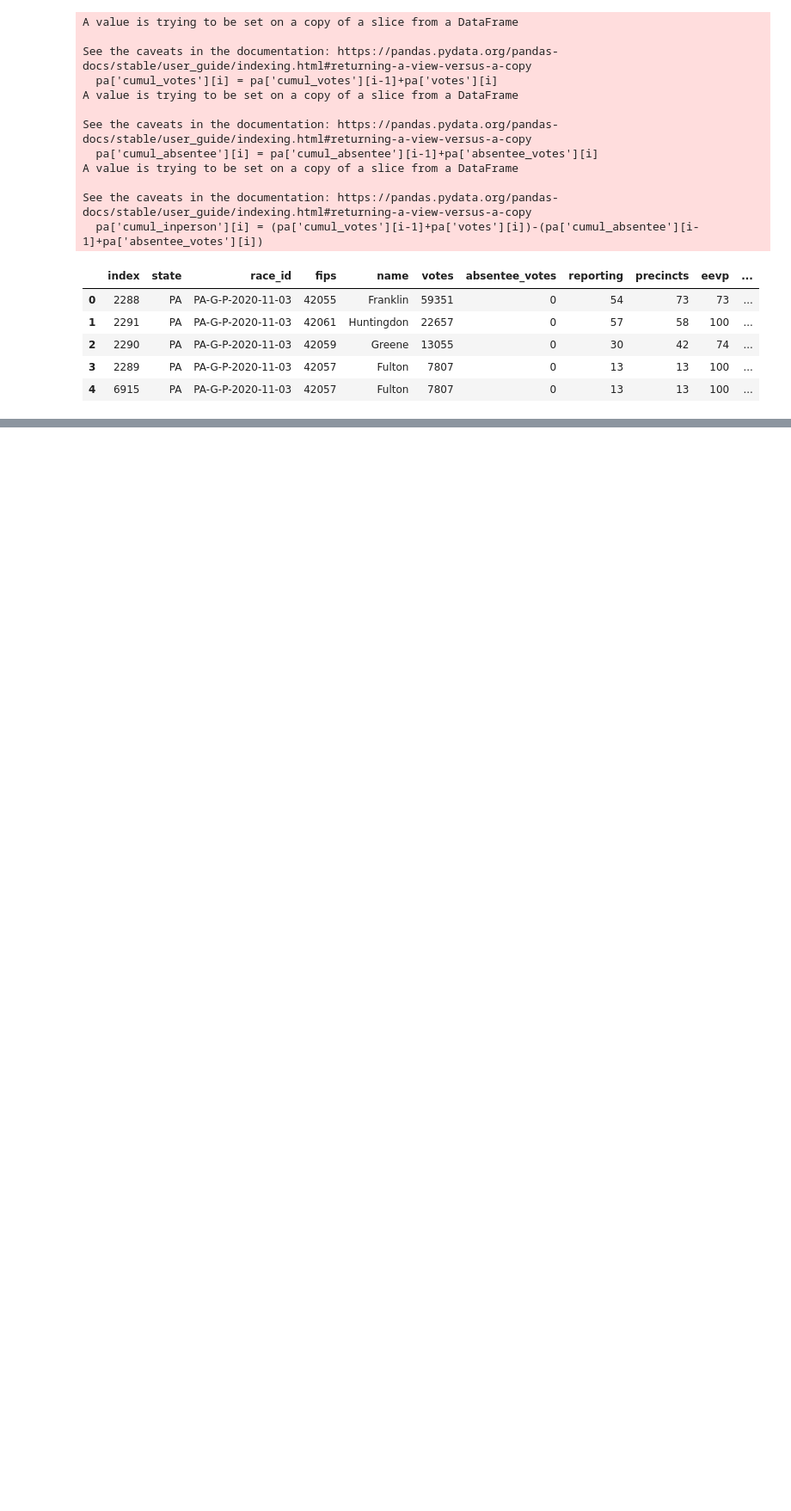
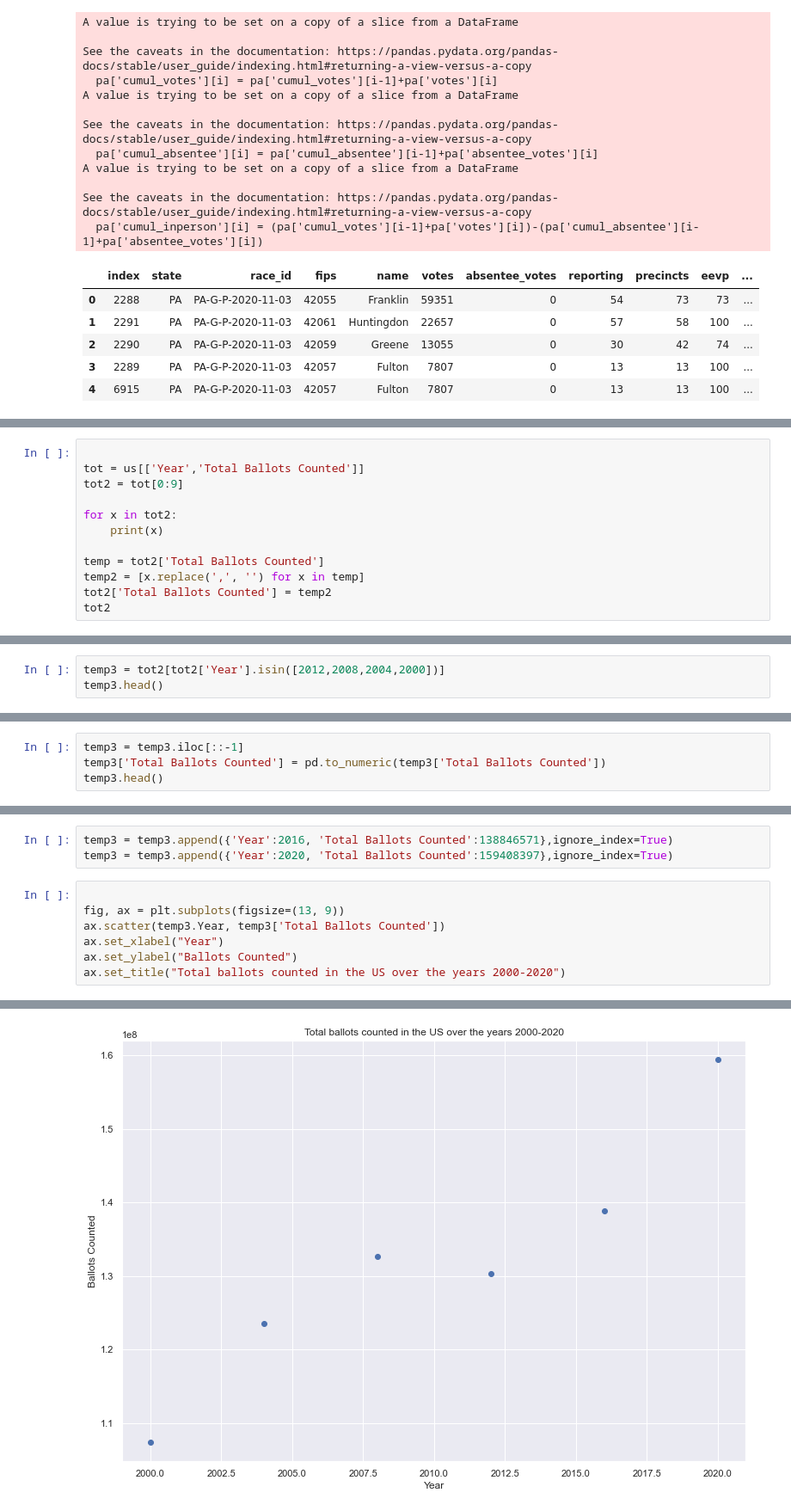
Before and after one commit to eweed001/ORIE-4741-Project, a Jupyter notebook: Absentee_Voting_Data_Analysis.ipynb, the cells around one changed output, grey strips where cells are left out. Shown at 86% size. Saved outputs shown, nothing was run; the diff lists cells and outputs as text; blank space fills up the shorter version.

Commit message:
Added data sets for absentee analysis and finished creating visualizations

```diff
--- a/Absentee_Voting_Data_Analysis.ipynb
+++ b/Absentee_Voting_Data_Analysis.ipynb
@@ -312,0 +324,12 @@ ax.legend(loc='upper left');
+# %%
+
+tot = us[['Year','Total Ballots Counted']]
+tot2 = tot[0:9]
+
+for x in tot2:
+    print(x)
+
+temp = tot2['Total Ballots Counted']
+temp2 = [x.replace(',', '') for x in temp]
+tot2['Total Ballots Counted'] = temp2
+tot2
@@ -312,0 +354,3 @@ ax.legend(loc='upper left');
+# %%
+temp3 = tot2[tot2['Year'].isin([2012,2008,2004,2000])]
+temp3.head()
@@ -312,0 +363,4 @@ ax.legend(loc='upper left');
+# %%
+temp3 = temp3.iloc[::-1]
+temp3['Total Ballots Counted'] = pd.to_numeric(temp3['Total Ballots Counted'])
+temp3.head()
@@ -312,0 +373,11 @@ ax.legend(loc='upper left');
+# %%
+temp3 = temp3.append({'Year':2016, 'Total Ballots Counted':138846571},ignore_index=True)
+temp3 = temp3.append({'Year':2020, 'Total Ballots Counted':159408397},ignore_index=True)
+# %%
+
+fig, ax = plt.subplots(figsize=(13, 9))
+ax.scatter(temp3.Year, temp3['Total Ballots Counted'])
+ax.set_xlabel("Year")
+ax.set_ylabel("Ballots Counted")
+ax.set_title("Total ballots counted in the US over the years 2000-2020")
+# %% [output]
@@ -312,0 +385 @@ ax.legend(loc='upper left');
+[figure, added]
```
Also changed, not shown: parts of 62 cells of this notebook, 5 other files.
